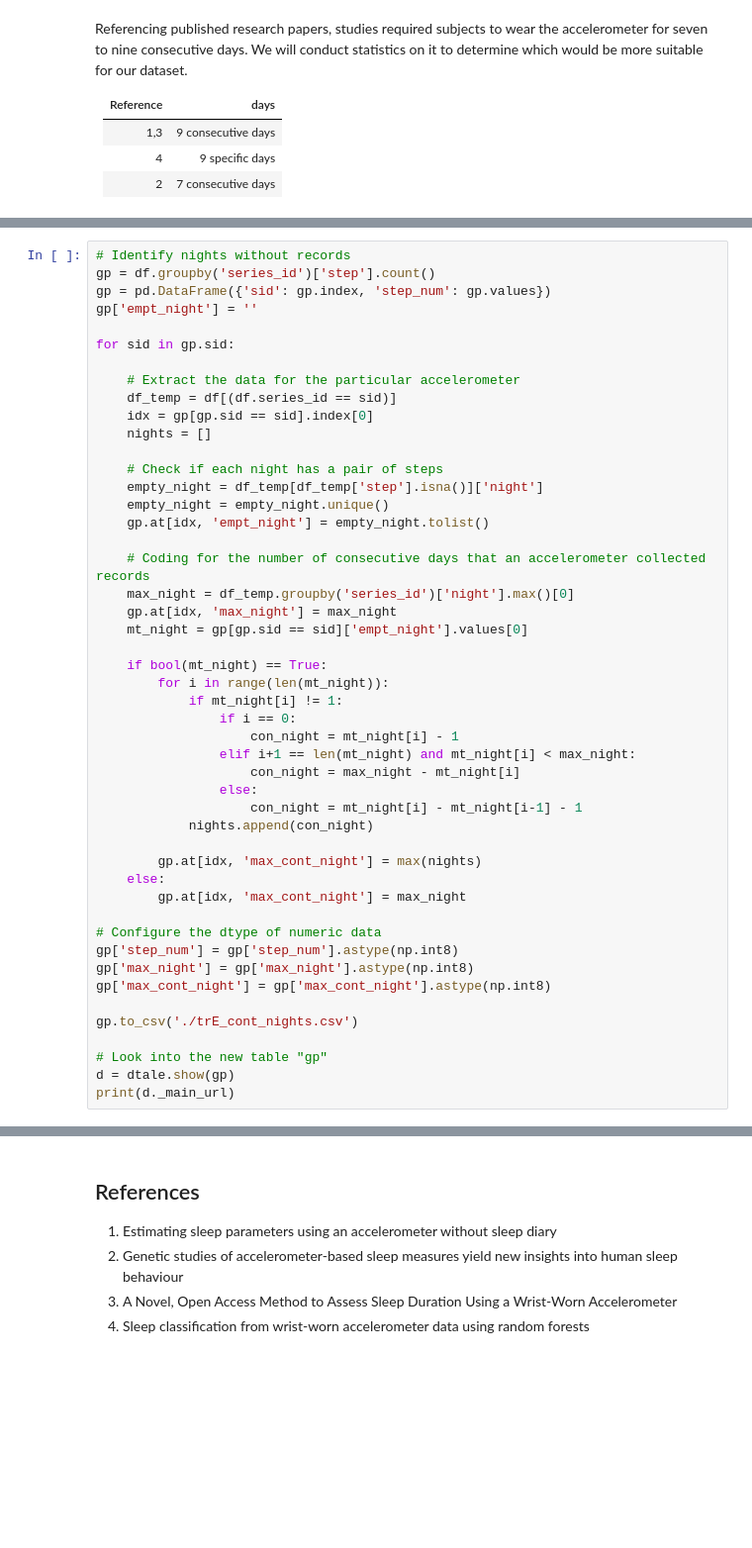
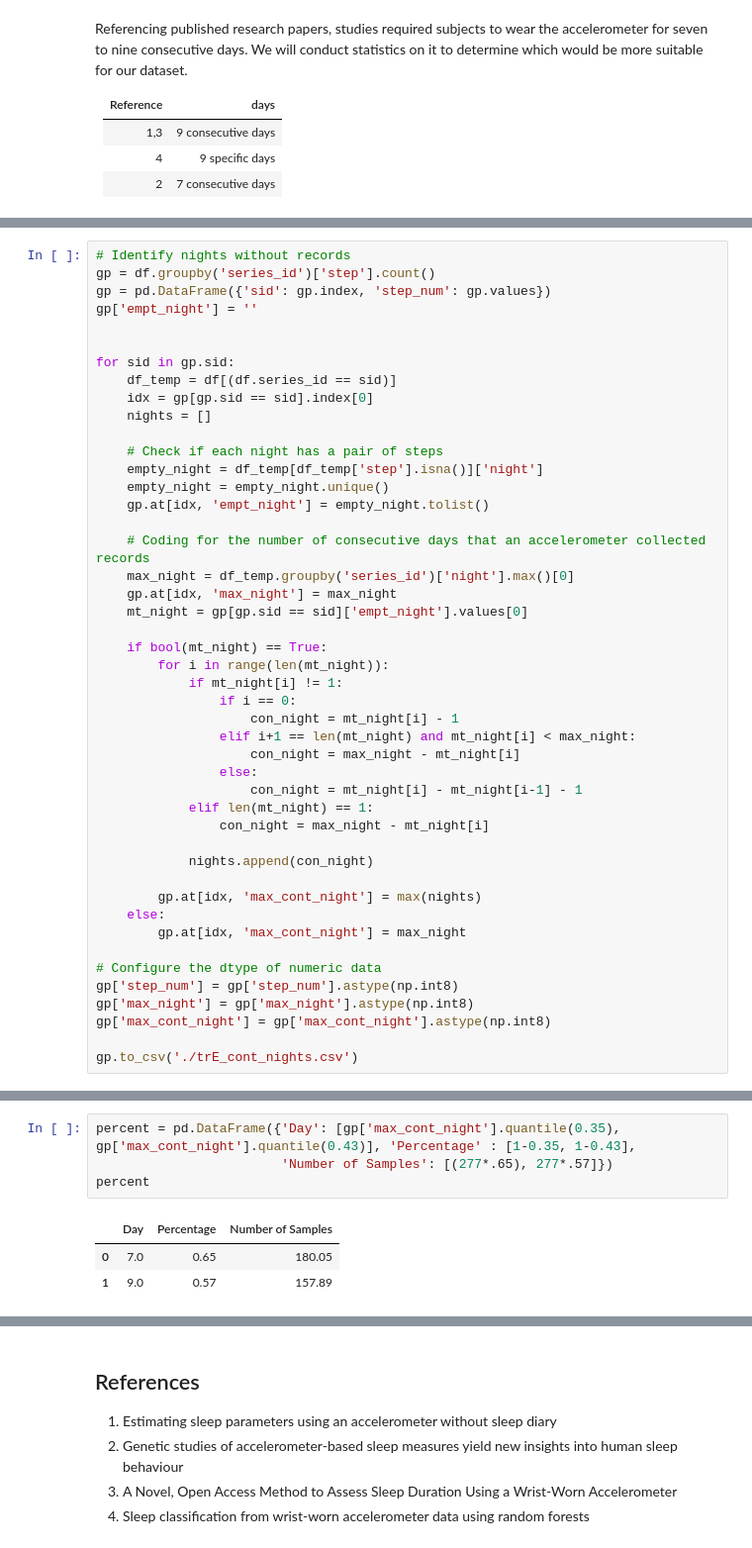
Before and after one commit to HKEdwin22/CMI_SleepWindowPrediction, a Jupyter notebook: EDA.ipynb, the cells around one changed output, grey strips where cells are left out. Shown: that part at 99% size. Saved outputs shown, nothing was run; the diff lists cells and outputs as text; blank space fills up the shorter version.

```diff
--- a/EDA.ipynb
+++ b/EDA.ipynb
@@ -119,9 +122,8 @@ gp = df.groupby('series_id')['step'].count()
 gp = pd.DataFrame({'sid': gp.index, 'step_num': gp.values})
 gp['empt_night'] = ''
 
+
 for sid in gp.sid:
-
-    # Extract the data for the particular accelerometer
     df_temp = df[(df.series_id == sid)]
     idx = gp[gp.sid == sid].index[0]
     nights = []
@@ -145,6 +147,9 @@ for sid in gp.sid:
                     con_night = max_night - mt_night[i]
                 else:
                     con_night = mt_night[i] - mt_night[i-1] - 1
+            elif len(mt_night) == 1:
+                con_night = max_night - mt_night[i]
+
             nights.append(con_night)
 
         gp.at[idx, 'max_cont_night'] = max(nights)
@@ -157,7 +162,3 @@ gp['max_night'] = gp['max_night'].astype(np.int8)
 gp['max_cont_night'] = gp['max_cont_night'].astype(np.int8)
 
 gp.to_csv('./trE_cont_nights.csv')
-
-# Look into the new table "gp"
-d = dtale.show(gp)
-print(d._main_url)
@@ -163,0 +207,8 @@ print(d._main_url)
+# %%
+percent = pd.DataFrame({'Day': [gp['max_cont_night'].quantile(0.35), gp['max_cont_night'].quantile(0.43)], 'Percentage' : [1-0.35, 1-0.43],
+                        'Number of Samples': [(277*.65), 277*.57]})
+percent
+# %% [output]
+|  | Day | Percentage | Number of Samples |
+| 0 | 7.0 | 0.65 | 180.05 |
+| 1 | 9.0 | 0.57 | 157.89 |
```
Also changed, not shown: parts of 8 cells of this notebook, 1 other file.
